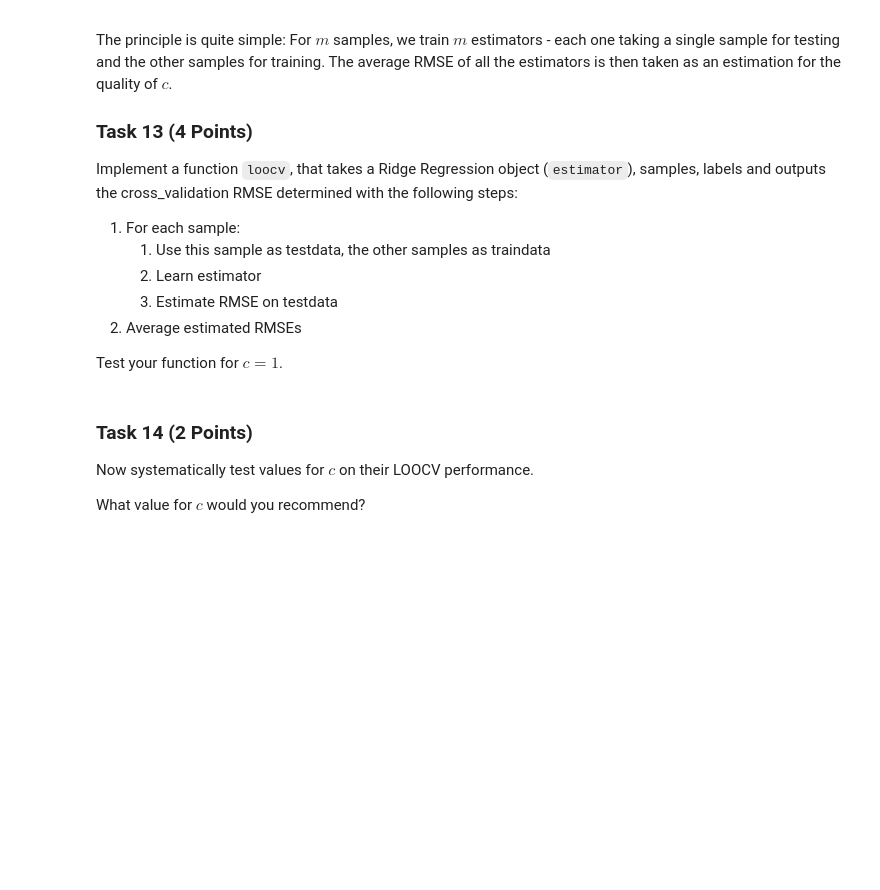
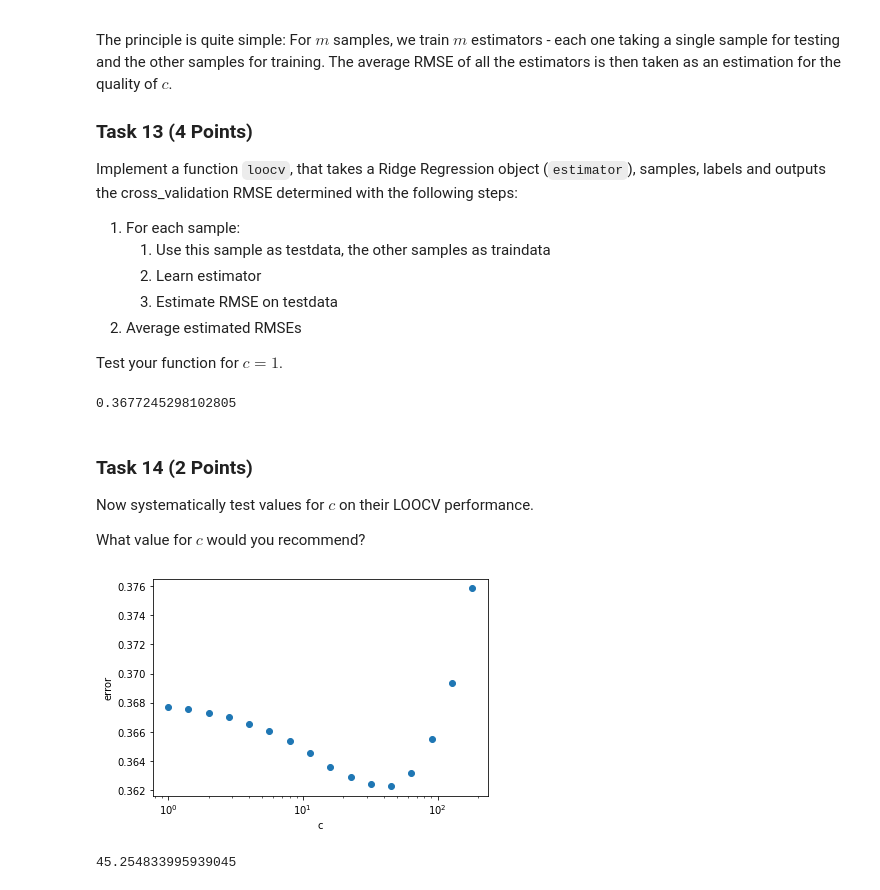
Before and after one commit to eichelb4rt/hw, a Jupyter notebook: S8_SS2022/AGML_Lab/03/exercise2.ipynb, the cells around one changed output. Cells and saved outputs as stored; diff of their text form; code cells hidden in the pictures; blank space fills up the shorter version.

```diff
--- a/S8_SS2022/AGML_Lab/03/exercise2.ipynb
+++ b/S8_SS2022/AGML_Lab/03/exercise2.ipynb
@@ -270,11 +272,18 @@ The dataset is stored as a numpy array and thus without variable names. The i-th
 
 Load the Boston Housing Dataset stored in `housing.npy`, standardize it and split it into features and labels (MEDV, i.e. column 14).
 # %%
+from sklearn.preprocessing import StandardScaler
+
 # TODO: Load dataset
+housing_ds = np.load("housing.npy")
 
 # TODO: standardize
+scaler = StandardScaler()
+housing_ds_standardized = scaler.fit_transform(housing_ds)
 
 # TODO: split into features and labels
+housing_features = housing_ds_standardized[:, :13]
+housing_labels = housing_ds_standardized[:, 13]
 # %% [markdown]
 Note, that our samples are of a dimension $>1$ and therefore we cannot apply polynomial regression as introduced above. Therefore we will simply focus on linear regression with Ridge Regression again.
 
@@ -313,3 +324,30 @@ def loocv(estimator, samples, labels):
+# %%
+def loocv(estimator, samples, labels):
+    # TODO: Implement leave one out crossvalidation for Ridge Regression
+    m = len(samples)
+    RMSEs = [None] * m
+    # https://stackoverflow.com/a/28057966/12795023
+    train_indices = np.arange(1, m) - np.tri(m, m - 1, k=-1, dtype=bool)
+    test_indices = [[i] for i in np.arange(m)]
+    # build training/testing samples/labels
+    train_samples = samples[train_indices]
+    train_labels = labels[train_indices]
+    test_samples = samples[test_indices]
+    test_labels = labels[test_indices]
+    # train, predict, calculate mean RMSE
+    for i in range(m):
+        estimator.fit(train_samples[i], train_labels[i])
+        prediction = estimator.predict(test_samples[i])
+        RMSEs[i] = rmse(test_labels[i], prediction)
+    return np.mean(RMSEs)
+
+
+# TODO: test for c=1
+estimator = Ridge(alpha=1)
+error = loocv(estimator, housing_features, housing_labels)
+print(error)
+# %% [output]
+0.3677245298102805
 # %% [markdown]
 ### Task 14 (2 Points)
 Now systematically test values for $c$ on their LOOCV performance.
@@ -321,0 +356,15 @@ What value for $c$ would you recommend?
+# %%
+# TODO: LOOCV for different regularization parameters
+cs = [2**i for i in np.arange(0, 8, 0.5)]
+errors = [loocv(Ridge(alpha=c), housing_features, housing_labels) for c in cs]
+plt.scatter(cs, errors)
+plt.ylabel("error")
+plt.xlabel("c")
+plt.xscale('log')
+plt.show()
+# TODO: What c would you recommend?
+print(cs[np.argmin(errors)])
+# NOTE: result is ~45, that seems a bit much but idk
+# %% [output]
+[figure, added]
+45.254833995939045
```
Also changed, not shown: parts of 5 cells of this notebook.
